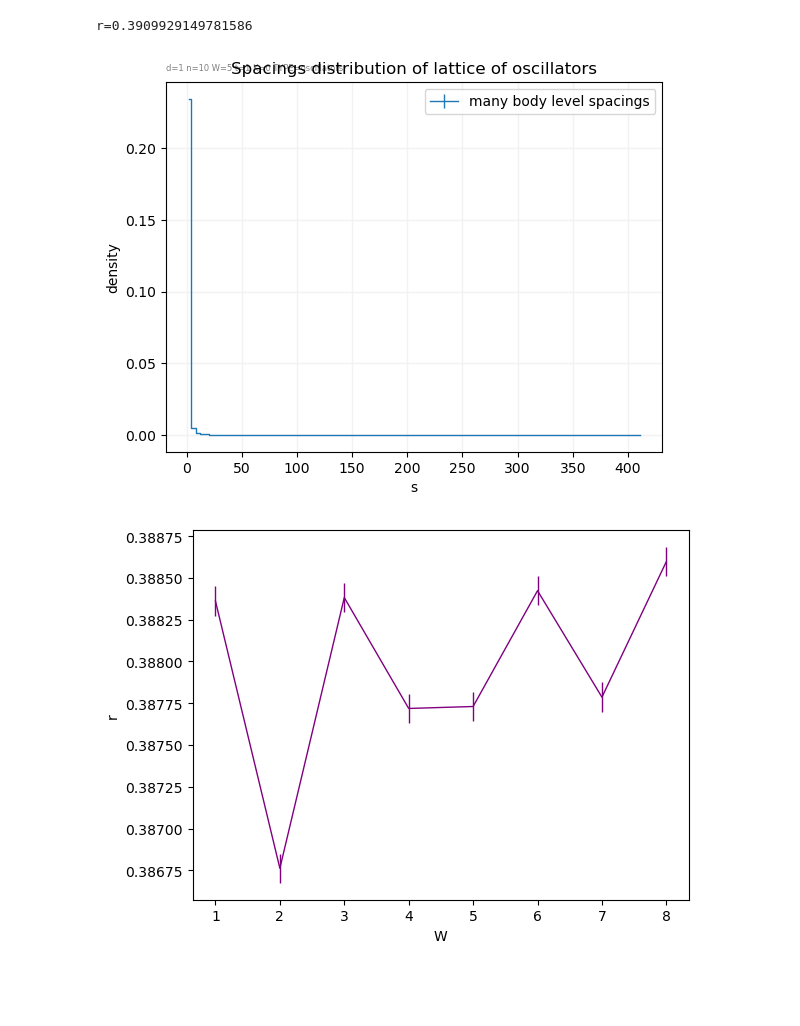
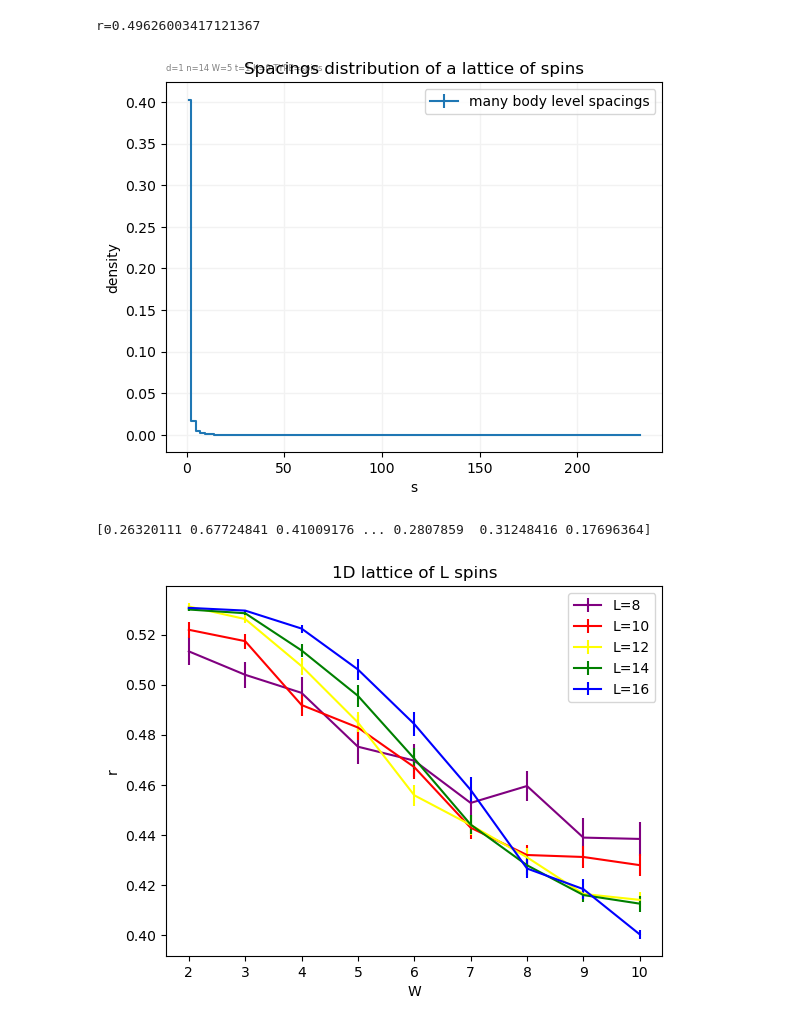
Before and after one commit to andrea-lizzit/fastparticles, a Jupyter notebook: simulation/manybody.ipynb, the cells around one changed output. Cells and saved outputs as stored; diff of their text form; code cells hidden in the pictures; blank space fills up the shorter version.

Commit message:
spin transition

```diff
--- a/simulation/manybody.ipynb
+++ b/simulation/manybody.ipynb
@@ -9,7 +9,7 @@ import numpy as np
 from scipy.optimize import curve_fit
 from pathlib import Path
 from ndlattice import mdlattice, second_excitation_energies, second_excitation_energies_spins
-from matrixensembles import GOEsampler, MatrixStats, Betasampler, LatticeSampler, PalHuseSelector
+from matrixensembles import GOEsampler, MatrixStats, Betasampler, LatticeSampler, PalHuseSelector, OganesyanHuseSampler
 from studies import ManyBodyLevels
 
 output_dir = Path('../out/manybody/')
@@ -34,18 +34,19 @@ def poissonweights(heights, norm=1):
 
 # set default plot size to 720p
 # plt.rcParams['figure.figsize'] = [1280/96, 720/96]
+plt.rcParams['pgf.texsystem'] = 'lualatex'
 # %%
-d, n, w0 = 1, 10, 100
+d, n, w0 = 1, 14, 100
 W, t = 5, 1
 K = 0
-TYPE='oscillators'
-matrixstats = MatrixStats(LatticeSampler(d, n, W, t, w0))
+TYPE='spins'
+matrixstats = MatrixStats(OganesyanHuseSampler(n, W))
 matrixstats.collect(10**5)
 # %%
 study = ManyBodyLevels(n_excitations=None)
 manybody = study(matrixstats)
 # %%
-heights, borders = np.histogram(manybody.s().flatten(), bins=100)
+heights, borders = np.histogram(matrixstats.s().flatten(), bins=100)
 norm = np.sum(heights) * np.diff(borders)[0]
 heights = heights / norm
 weights = poissonweights(heights, norm=norm)
@@ -67,49 +68,59 @@ plt.errorbar(
 # add a grid of very light gray color
 plt.grid(color='0.95', linestyle='-', linewidth=1)
 plt.legend()
-plt.title("Spacings distribution of lattice of oscillators")
+plt.title(f"Spacings distribution of a lattice of {TYPE}")
 params = dict(d=d, n=n, W=W, t=t, K=K, TYPE=TYPE)
 plt.text(0, 1.05, paramstring(params, 'plot'), fontsize=6, color='gray', transform=plt.gca().transAxes, verticalalignment='top')
 
 # plt.savefig(output_dir / f'fit_{paramstring(params, "file")}.png')
 # plt.savefig(output_dir / f'fit_{paramstring(params, "file")}.pgf')
-print(f"r={np.mean(manybody.d2correlations().flatten())}")
+print(f"r={np.mean(matrixstats.d2correlations().flatten())}")
 plt.show()
 # %% [output]
-r=0.3909929149781586
+r=0.49626003417121367
-[figure, old version]
+[figure, new version]
+# %%
+matrixstats = MatrixStats(OganesyanHuseSampler(n, W))
+matrixstats.collect(n_realizations=2)
+r = matrixstats.d2correlations()
+print(r)
+# %% [output]
+[0.26320111 0.67724841 0.41009176 ... 0.2807859  0.31248416 0.17696364]
 # %%
 d, n, w0 = 1, 16, 0
 W, t = 3, 1
-TYPE='oscillators'
+TYPE='spins'
 study = ManyBodyLevels(n_excitations=None)
 
-def correlation_transition(corr_W, d, n, t, w0):
+def correlation_transition(corr_W, n):
 	corr_r, corr_err = np.zeros_like(corr_W, dtype=np.float64), np.zeros_like(corr_W, dtype=np.float64)
 	for i, W in enumerate(corr_W):
-		matrixstats = MatrixStats(LatticeSampler(d, n, W, t, w0, torus=False))
-		matrixstats.collect(10**4)
-		manybody = study(matrixstats)
-		r = manybody.d2correlations().flat
-		r_avg = np.mean(r) # average over disorder and states
-		corr_r[i] = r_avg
-		corr_err[i] = np.std(r) / np.sqrt(len(r))
+		matrixstats = MatrixStats(OganesyanHuseSampler(n, W))
+		matrixstats.collect(n_realizations=50)
+		r = matrixstats.d2correlations()
+		r_avg = np.mean(r, axis=1) # average over disorder and states
+		corr_r[i] = np.mean(r_avg)
+		corr_err[i] = np.std(r_avg) / np.sqrt(len(r_avg))
 	return corr_W, corr_r, corr_err
 
 correlation_results = {}
-for i, L in enumerate([12]):
-	corr_W = np.arange(1, 9)
-	corr_W, corr_r, corr_err = correlation_transition(corr_W, d, L, t, w0)
+for i, L in enumerate([8, 10, 12, 14, 16]):
+	corr_W = np.arange(2, 11)
+	corr_W, corr_r, corr_err = correlation_transition(corr_W, L)
 	correlation_results[L] = (corr_W, corr_r, corr_err)
 # %%
 c = iter(["purple", "red", "yellow", "green", "blue"])
 # restore default plot size
 
 for L, (corr_W, corr_r, corr_err) in correlation_results.items():
 	plt.errorbar(corr_W, corr_r, yerr=corr_err, label=f'L={L}', fmt='-', color=next(c))
 plt.xlabel("W")
 plt.ylabel("r")
-plt.savefig(output_dir / f"correlation_transition.pgf")
-plt.savefig(output_dir / f"correlation_transition.png", dpi=300)
+plt.title("1D lattice of L spins")
+plt.legend()
+odir = output_dir / "spins"
+odir.mkdir(parents=True, exist_ok=True)
+plt.savefig(odir / f"correlation_transition.png", dpi=300)
+plt.savefig(odir / f"correlation_transition.pdf")
 # %% [output]
-[figure, old version]
+[figure, new version]
```
